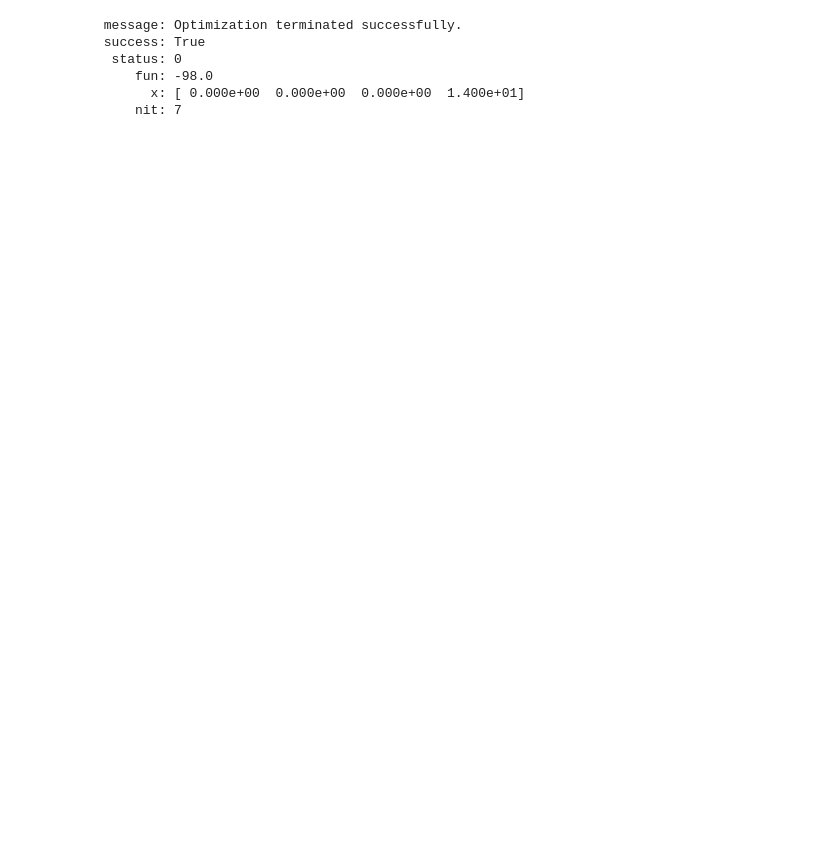
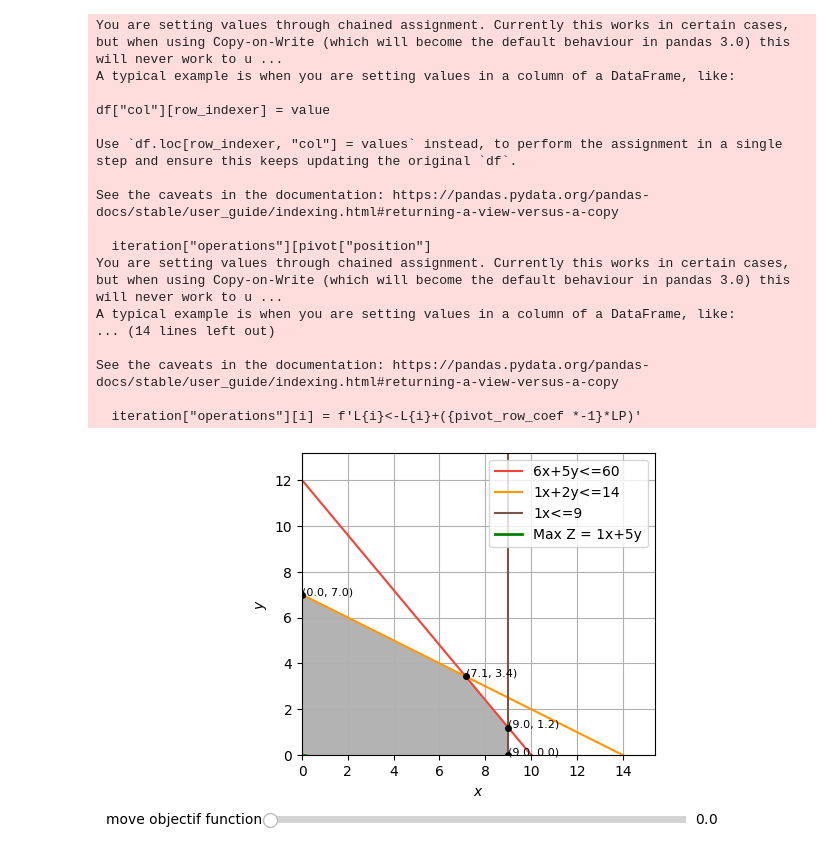
Before and after one commit to FreeRikato/MC_Lab, a Jupyter notebook: Linear Programming Problems/bigM&twoPhase.ipynb, the cells around one changed output. Saved outputs shown, nothing was run; the diff lists cells and outputs as text; code cells hidden in the pictures; blank space fills up the shorter version.

```diff
--- a/Linear Programming Problems/bigM&twoPhase.ipynb
+++ b/Linear Programming Problems/bigM&twoPhase.ipynb
@@ -37,22 +8,42 @@ See the caveats in the documentation: https://pandas.pydata.org/pandas-docs/stab
-# %%
-#Two phased
-obj = [-5,3,4,-7]
-lhs = [[1,1,1,1],
-      [1,0,1,0],
-      [2,1,1,0]]
-rhs = [14,7,13]
-bnd = [(0,float('inf')),(0,float('inf')),(0,float('inf')),(0,float('inf'))] #There are 4 bounds because 4 variables
-
-optimize = linprog(c = obj,
-                  A_ub = lhs,
-                  b_ub = rhs,
-                  bounds = bnd,
-                  method = 'simplex')
-optimize
-# %% [output]
- message: Optimization terminated successfully.
- success: True
-  status: 0
-     fun: -98.0
-       x: [ 0.000e+00  0.000e+00  0.000e+00  1.400e+01]
-     nit: 7
+# %%
+# Define the linear programming problem in standard form
+# "Max Z = x+5y" is the objective function to be maximized
+# The following lines are constraints for the problem
+lp = [
+    "Max Z = x+5y",  # Objective function: Maximize Z which is x + 5*y
+    "6x+5y<=60",     # Constraint 1: 6*x + 5*y must be less than or equal to 60
+    "x+2y<=14",      # Constraint 2: x + 2*y must be less than or equal to 14
+    "x<=9"           # Constraint 3: x must be less than or equal to 9
+]
+
+# Create a BigM method object
+bm = BigM.BigM()
+
+formattedInput = np.array(InputHandling.formatUserInput(lp))
+
+# Solve the linear programming problem using the Big M method
+# The results will include the optimal values for the variables and the maximum value of Z
+results = bm.runBigM(formattedInput)
+
+# Draw the graph of the feasible region and the objective function
+# The 'slider=True' argument suggests that a slider will be included in the graph
+graph.drawGraph(formattedInput, slider=True)
+# %% [output]
+You are setting values through chained assignment. Currently this works in certain cases, but when using Copy-on-Write (which will become the default behaviour in pandas 3.0) this will never work to u ...
+A typical example is when you are setting values in a column of a DataFrame, like:
+
+df["col"][row_indexer] = value
+
+Use `df.loc[row_indexer, "col"] = values` instead, to perform the assignment in a single step and ensure this keeps updating the original `df`.
+
+See the caveats in the documentation: https://pandas.pydata.org/pandas-docs/stable/user_guide/indexing.html#returning-a-view-versus-a-copy
+
+  iteration["operations"][pivot["position"]
+You are setting values through chained assignment. Currently this works in certain cases, but when using Copy-on-Write (which will become the default behaviour in pandas 3.0) this will never work to u ...
+A typical example is when you are setting values in a column of a DataFrame, like:
+... (14 lines left out)
+
+See the caveats in the documentation: https://pandas.pydata.org/pandas-docs/stable/user_guide/indexing.html#returning-a-view-versus-a-copy
+
+  iteration["operations"][i] = f'L{i}<-L{i}+({pivot_row_coef *-1}*LP)'
+[figure, added]
```
Also changed, not shown: parts of 2 cells of this notebook, 1 other file.
